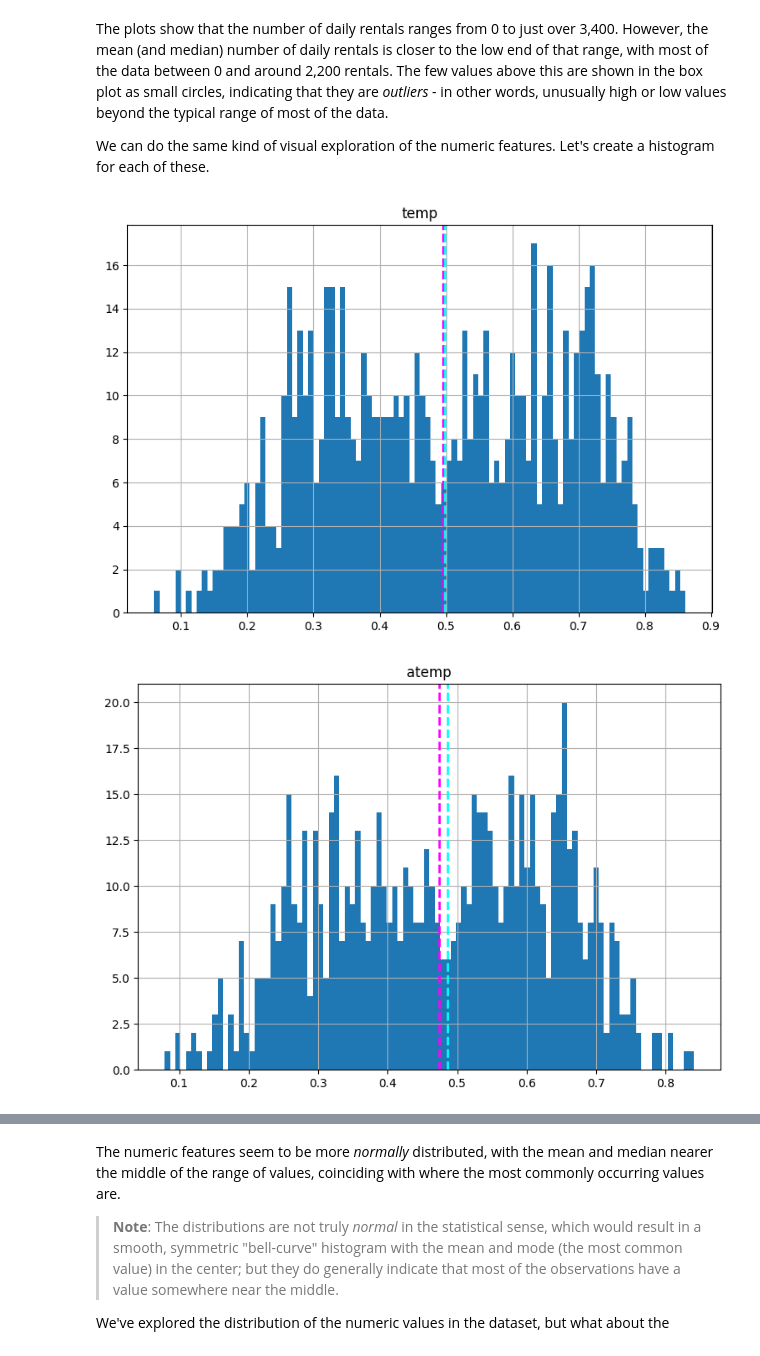
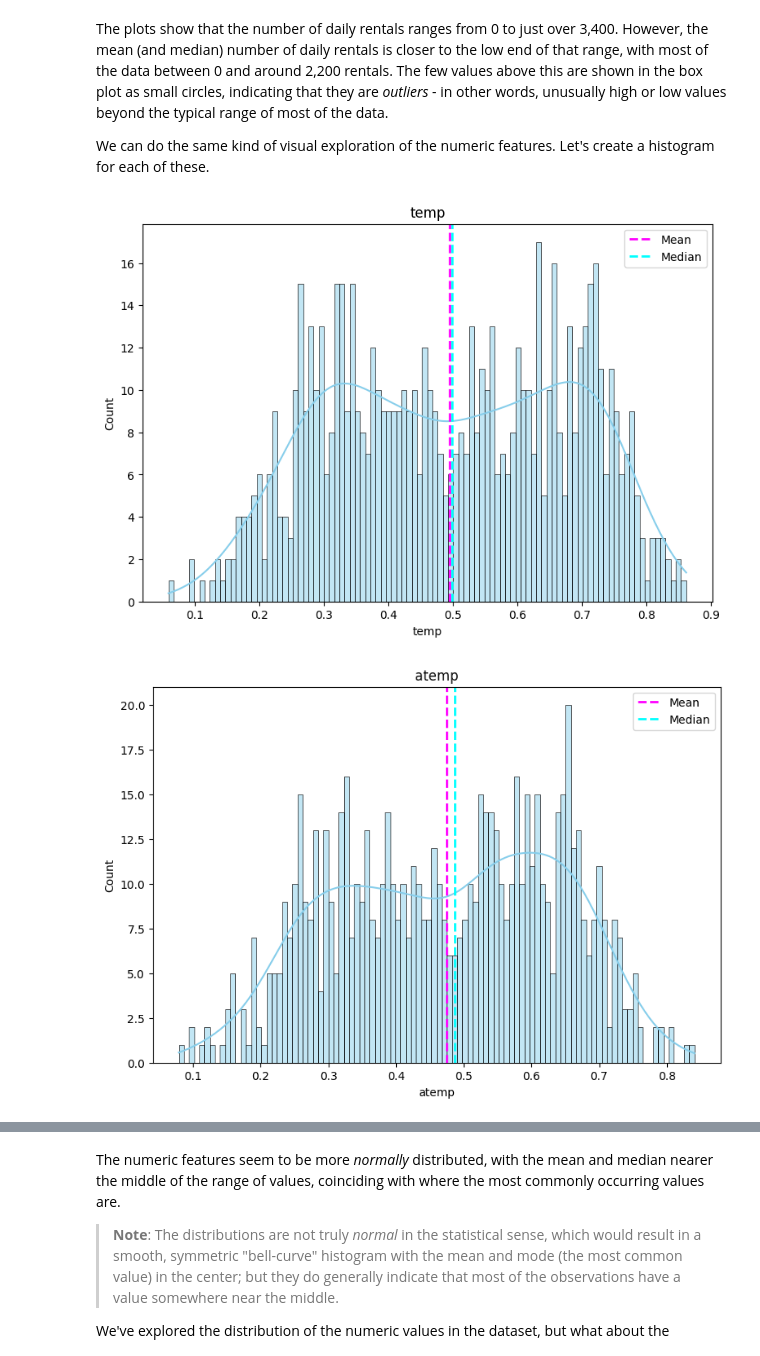
Before and after one commit to ash322ash422/tut_ml, a Jupyter notebook: tut_regression_linear_regression/tut_ml_linearReg_multipleVar_daily_bike_part1_EDA.ipynb, the cells around one changed output, grey strips where cells are left out. Saved outputs shown, nothing was run; the diff lists cells and outputs as text; code cells hidden in the pictures.

```diff
--- a/tut_regression_linear_regression/tut_ml_linearReg_multipleVar_daily_bike_v2_detailed.ipynb
+++ b/tut_regression_linear_regression/tut_ml_linearReg_multipleVar_daily_bike_part1_EDA.ipynb
@@ -224,14 +227,21 @@ We can do the same kind of visual exploration of the numeric features. Let's cre
 # %%
 # Plot a histogram for each numeric feature
 for col in numeric_features:
-    fig = plt.figure(figsize=(9, 6))
-    ax = fig.gca()
+    fig, ax = plt.subplots(figsize=(9, 6))
     feature = df[col]
-    feature.hist(bins=100, ax = ax)
-    ax.axvline(feature.mean(), color='magenta', linestyle='dashed', linewidth=2)
-    ax.axvline(feature.median(), color='cyan', linestyle='dashed', linewidth=2)
+
+    # Histogram with seaborn
+    sns.histplot(feature, bins=100, kde=True, ax=ax, color="skyblue")
+
+    # Add mean and median lines
+    ax.axvline(feature.mean(), color='magenta', linestyle='dashed', linewidth=2, label='Mean')
+    ax.axvline(feature.median(), color='cyan', linestyle='dashed', linewidth=2, label='Median')
+
+    # Title and legend
     ax.set_title(col)
+    ax.legend()
+
 plt.show()
 # %% [output]
-[figure, old version]
+[figure, new version]
-[figure, old version]
+[figure, new version]
```
Also changed, not shown: parts of 52 cells of this notebook, 6 other files.
